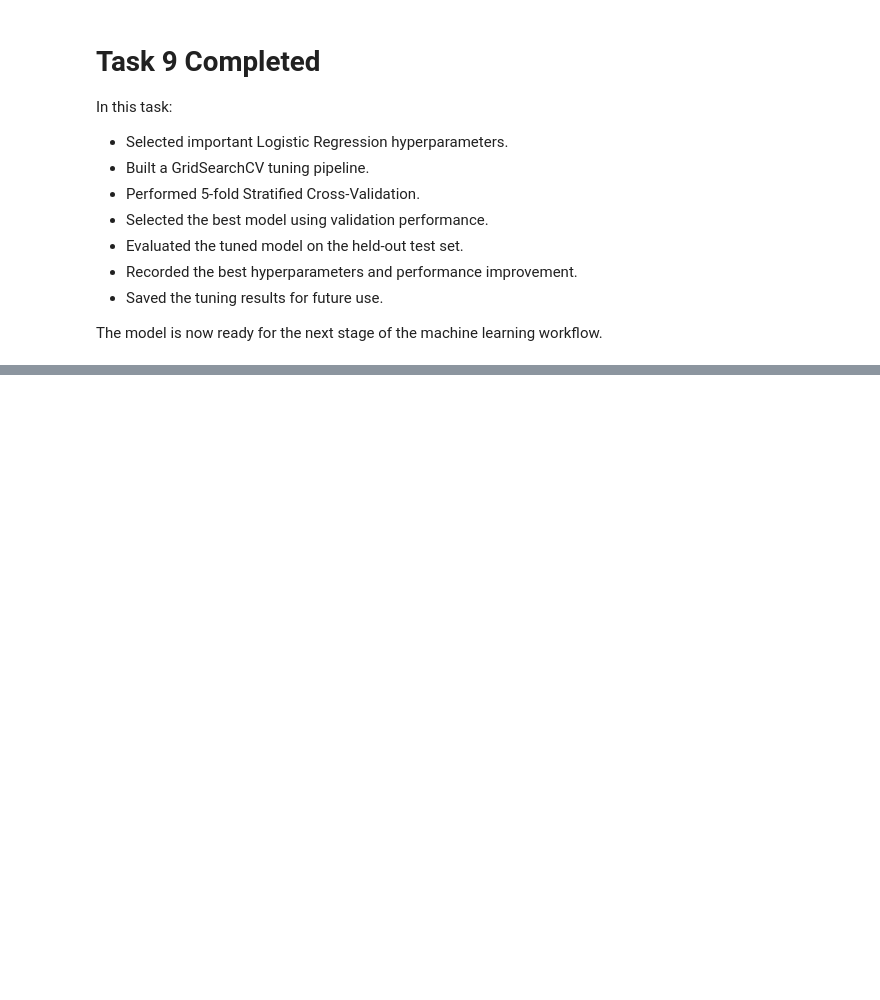
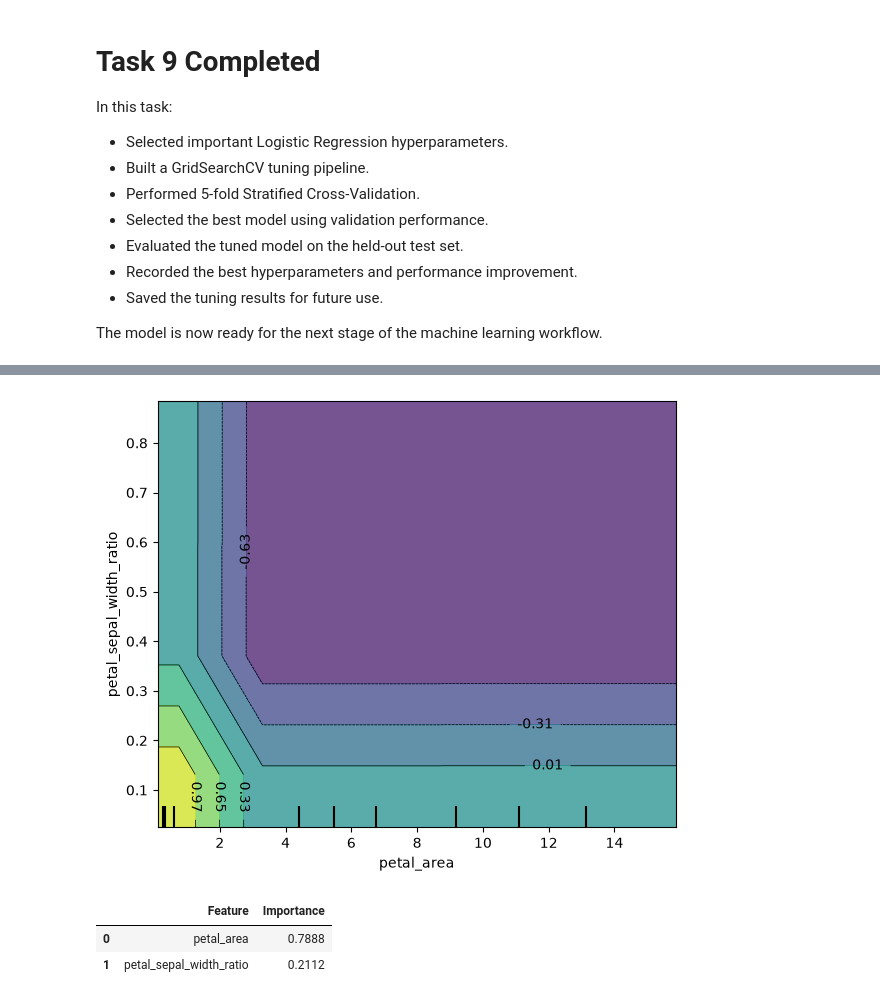
Before and after one commit to Kaushik0107/PlaceMux_Phase1, a Jupyter notebook: notebooks/starter.ipynb, the cells around one changed output, grey strips where cells are left out. Saved outputs shown, nothing was run; the diff lists cells and outputs as text; code cells hidden in the pictures; blank space fills up the shorter version.

```diff
--- a/notebooks/starter.ipynb
+++ b/notebooks/starter.ipynb
@@ -2759,0 +3104,8 @@ The model is now ready for the next stage of the machine learning workflow.
+# %%
+param_grid = {
+    "n_estimators": [50, 100, 150],
+    "learning_rate": [0.01, 0.1, 0.2],
+    "max_depth": [2, 3, 4]
+}
+
+print(param_grid)
@@ -2759,0 +3241,31 @@ The model is now ready for the next stage of the machine learning workflow.
+# %%
+fig, ax = plt.subplots(figsize=(6,5))
+
+PartialDependenceDisplay.from_estimator(
+    best_gb_model,
+    X_train,
+    features=[("petal_area", "petal_sepal_width_ratio")],
+    target=0,
+    ax=ax
+)
+
+plt.tight_layout()
+plt.show()
+# %% [output]
+[figure, added]
+# %%
+importance_df = pd.DataFrame({
+    "Feature": X_train.columns,
+    "Importance": best_gb_model.feature_importances_
+})
+
+importance_df = importance_df.sort_values(
+    by="Importance",
+    ascending=False
+)
+
+importance_df
+# %% [output]
+|  | Feature | Importance |
+| 0 | petal_area | 0.7888 |
+| 1 | petal_sepal_width_ratio | 0.2112 |
```
Also changed, not shown: parts of 57 cells of this notebook, 4 other files.
